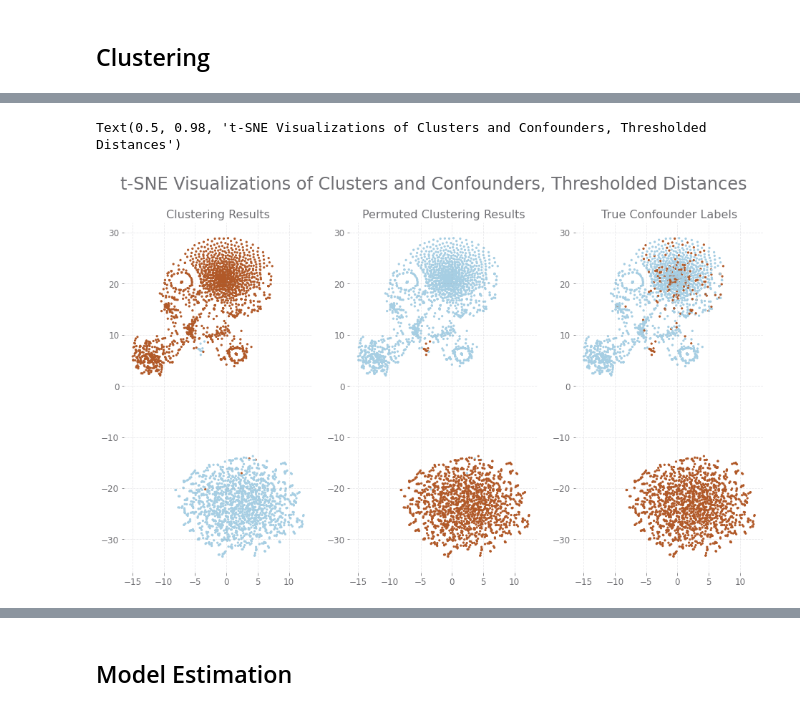
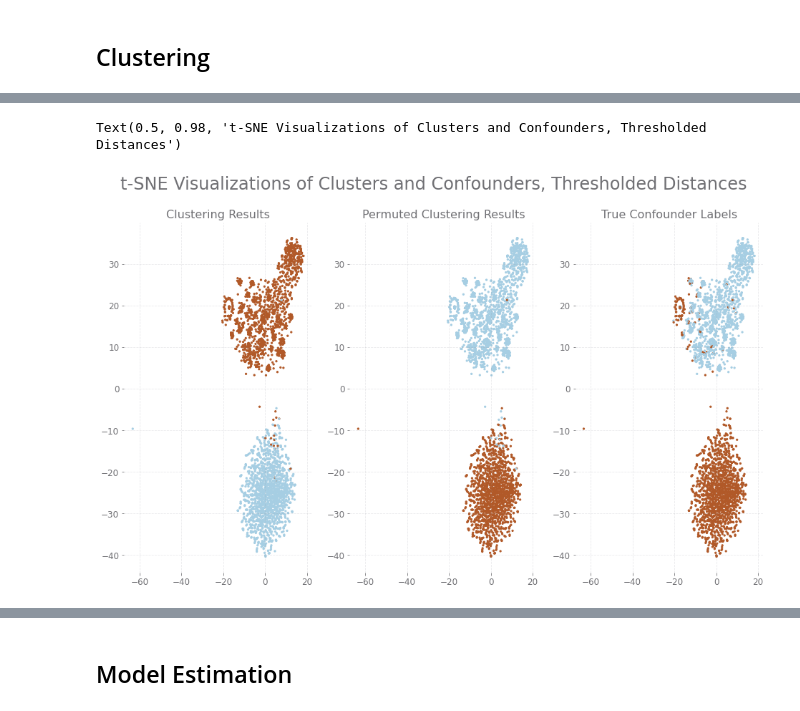
Before and after one commit to hetankevin/off-policy, a Jupyter notebook: mcmix/MixMDP.ipynb, the cells around one changed output, grey strips where cells are left out. Cells and saved outputs as stored; diff of their text form; code cells hidden in the pictures.

```diff
--- a/mcmix/MixMDP.ipynb
+++ b/mcmix/MixMDP.ipynb
@@ -260,7 +250,7 @@ omegaone = np.array([i for i in range(int(horizon/4), 2*int(horizon/4))])
 omegatwo = np.array([i for i in range(3*int(horizon/4), horizon)])
 onehotsa = np.eye(np.max(stateactions)+1)[stateactions]
 onehotsaflat = copy.deepcopy(onehotsa)
-onehotsa = onehotsa.reshape((onehotsa.shape[0], onehotsa.shape[1], nStates, nActions), order='F')
+onehotsa = onehotsa.reshape((onehotsa.shape[0], onehotsa.shape[1], nStates, nActions), order=memorder)
 onehotsp = np.eye(np.max(nextstates)+1)[nextstates]
 sz = int(onehotsa.shape[0]/3)
 # %%
@@ -410,7 +302,7 @@ plt.plot(np.log(np.abs(eigvalsa[:,:,0] - eigvalsa[:,:,1])))
 # %% [markdown]
 ## Clustering
 # %%
-G = 4
+G = 3
 omgones = np.array_split(omegaone,G)
 omgtwos = np.array_split(omegatwo,G)
 minlen = min([len(i) for i in omgones + omgtwos])
@@ -526,33 +314,7 @@ d_sa = (N_sa/N_sa.sum())
 # %%
-import tensorflow as tf
-import tensorflow_probability as tfp
+device = "/GPU:0"
 
-with tf.device("/GPU:0"):
-    hst = tf.convert_to_tensor(hs, np.float64)
-    eigvecsat = tf.convert_to_tensor(eigvecsa, np.float64)
-    h1t = tf.convert_to_tensor(
-                    geth(onehotsaclust[:,omegaone,:,:], onehotspclust[:,omegaone,:]),
-                np.float64)
-    h2t = tf.convert_to_tensor(
-                    geth(onehotsaclust[:,omegatwo,:,:], onehotspclust[:,omegatwo,:]),
-                np.float64)
-    d_sat = tf.convert_to_tensor(N_sa/N_sa.sum(), np.float64)
-
-    proj1t = tf.squeeze(h1t[..., None,:] @ eigvecsat[None,...])
-    proj2t = tf.squeeze(h2t[..., None,:] @ eigvecsat[None,...])
-    statmns = tf.reduce_max(
-                    tf.reduce_sum(
-                        (proj1t[None,...] - proj1t[:,None,...]) *
-                        (proj2t[None,...] - proj2t[:,None,...]),
-                    axis=-1),
-                axis=(2,3)).numpy()
-
-    projst = tf.squeeze(hst[..., None,:] @ eigvecsat[None,...])
-    statmns2 = tfp.stats.percentile(
-                    tf.reduce_max(
-                        tf.reduce_sum(
-                            (projst[:,0,None,...] - projst[:,0,:,None,...]) *
-                            (projst[:,1,None,...] - projst[:,1,:,None,...]),
-                        axis=-1),
-                    axis=(3,4)),
-                axis=0, q=50.0, interpolation='midpoint').numpy()
+statmns = computeStat(geth(onehotsaclust[:,omegaone,:,:], onehotspclust[:,omegaone,:]),
+                      geth(onehotsaclust[:,omegatwo,:,:], onehotspclust[:,omegatwo,:]),
+                      eigvecsa, device=device)
+statmns2 = computeStatMeanOfMeans(hs, eigvecsa, device=device)
@@ -735,19 +371,19 @@ plt.legend()
 # %%
-tsne = sklearn.manifold.TSNE(n_components=2, perplexity=5.0, metric='precomputed').fit_transform(statmns) #1-(statmns2 < 0.002)
+tsne = sklearn.manifold.TSNE(n_components=2, perplexity=5.0, metric='precomputed').fit_transform(statmns2) #1-(statmns2 < 0.002)
 # %%
-clusterlabs = sklearn.cluster.spectral_clustering((statmns < 0.002).astype(int), n_clusters=K,
+clusterlabs = sklearn.cluster.spectral_clustering((statmns2 < 0.002).astype(int), n_clusters=K,
                                                      assign_labels='kmeans')
 fig, axes = plt.subplots(nrows=1, ncols=3, figsize=((16,9)))
 axes[0].scatter(tsne[:,0], tsne[:,1], c=clusterlabs, cmap='Paired', s=5)
 axes[1].scatter(tsne[:,0], tsne[:,1], c=1-clusterlabs, cmap='Paired', s=5)
 axes[2].scatter(tsne[:,0], tsne[:,1], c=labels[sz:2*sz], cmap='Paired', s=5)
 axes[0].set_title('Clustering Results', fontsize=16)
 axes[1].set_title('Permuted Clustering Results', fontsize=16)
 axes[2].set_title('True Confounder Labels', fontsize=16)
 fig.suptitle('t-SNE Visualizations of Clusters and Confounders, Thresholded Distances', fontsize=24)
 # %% [output]
 Text(0.5, 0.98, 't-SNE Visualizations of Clusters and Confounders, Thresholded Distances')
-[figure, old version]
+[figure, new version]
 # %%
 permutation = np.argmax([np.mean(clusterlabs == confounders[sz:2*sz, 0]),
                     np.mean(clusterlabs != confounders[sz:2*sz, 0])])
```
Also changed, not shown: parts of 78 cells of this notebook, 12 other files.
